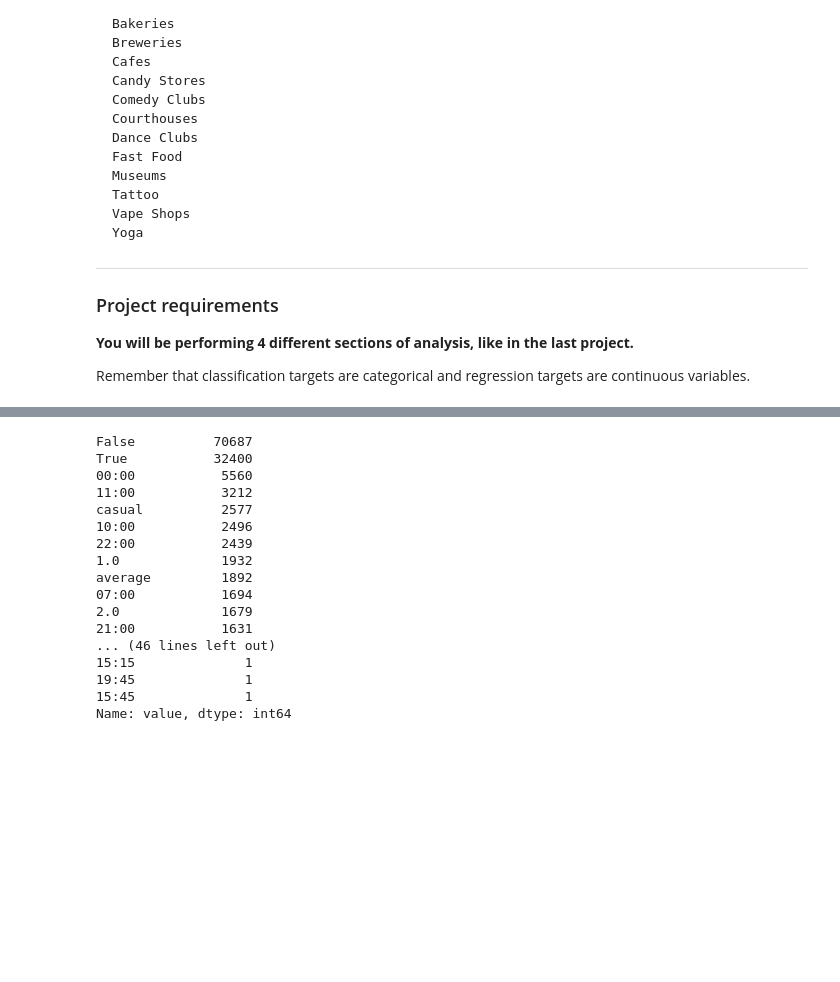
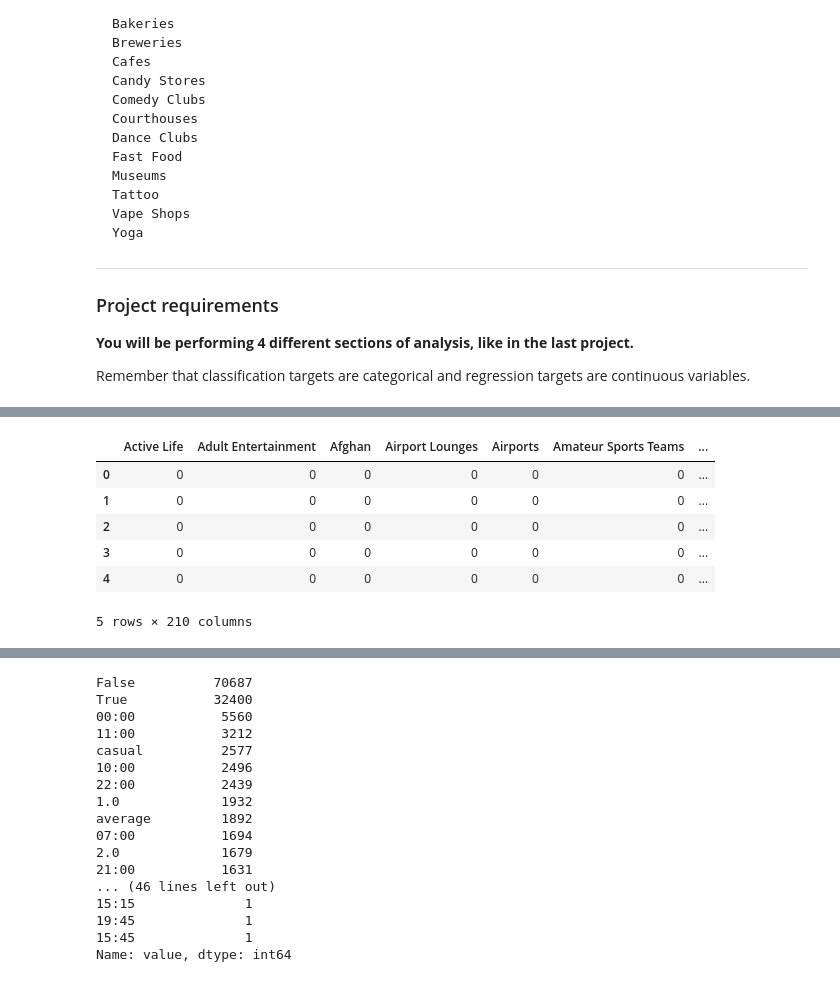
Before and after one commit to vnessified/DSI-SF-2-vnessified, a Jupyter notebook: projects/project-05/project-5.ipynb, the cells around one changed output, grey strips where cells are left out. Cells and saved outputs as stored; diff of their text form; code cells hidden in the pictures; blank space fills up the shorter version.

```diff
--- a/projects/project-05/project-5.ipynb
+++ b/projects/project-05/project-5.ipynb
@@ -174,0 +246,3 @@ business.head()
+# %%
+#creating binary values - kiefer's way
+business['cat_lists'] = business.categories.map(lambda x: eval(x))
@@ -174,0 +261,15 @@ business.head()
+# %%
+new_cat_2 = pd.DataFrame()
+
+for uc in unique_categories:
+    new_cat_2[uc] = business.cat_lists.map(lambda x: 1 if uc in x else 0)
+# %%
+new_cat_2.head()
+# %% [output]
+|  | Active Life | Adult Entertainment | Afghan | Airport Lounges | Airports | Amateur Sports Teams | ... |
+| 0 | 0 | 0 | 0 | 0 | 0 | 0 | ... |
+| 1 | 0 | 0 | 0 | 0 | 0 | 0 | ... |
+| 2 | 0 | 0 | 0 | 0 | 0 | 0 | ... |
+| 3 | 0 | 0 | 0 | 0 | 0 | 0 | ... |
+| 4 | 0 | 0 | 0 | 0 | 0 | 0 | ... |
+5 rows × 210 columns
```
Also changed, not shown: parts of 84 cells of this notebook.
